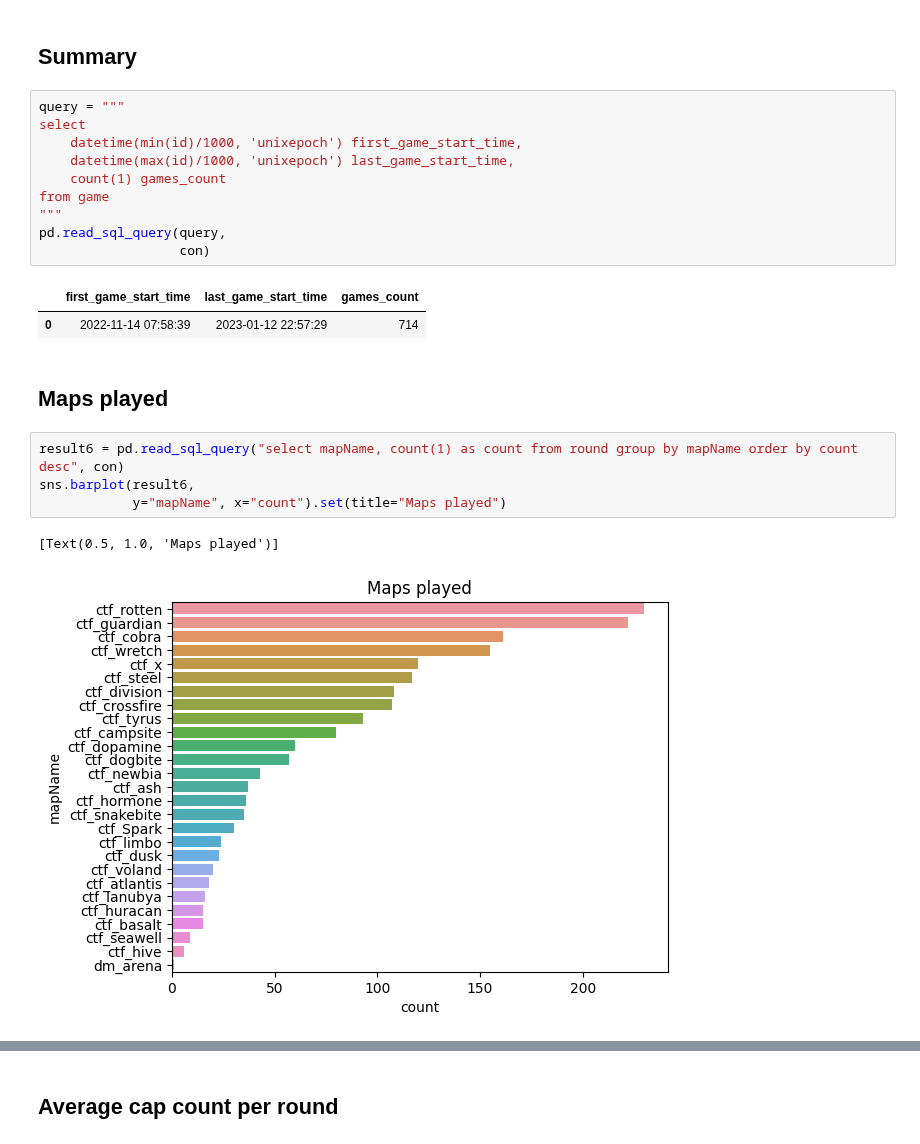
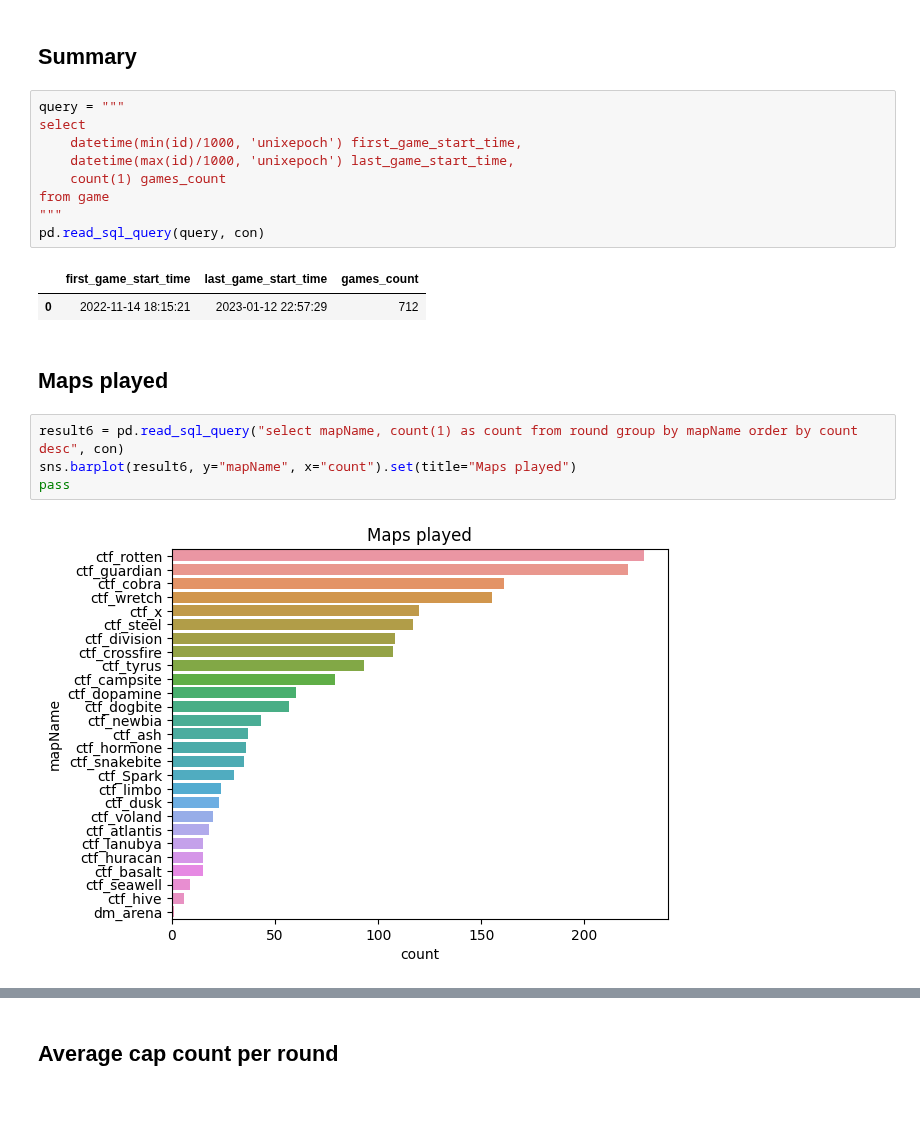
Before and after one commit to s2vndl/s2_1st_tournament_stats, a Jupyter notebook: stats_ranked.ipynb, the cells around one changed output, grey strips where cells are left out. Saved outputs shown, nothing was run; the diff lists cells and outputs as text; blank space fills up the shorter version.

```diff
--- a/stats_ranked.ipynb
+++ b/stats_ranked.ipynb
@@ -10,24 +10,22 @@ con, cur = sqlite_import.import_games("logs_ranked/", "/tmp/s2_ranked.sql", peri
 # %%
 query = """
 select
     datetime(min(id)/1000, 'unixepoch') first_game_start_time,
     datetime(max(id)/1000, 'unixepoch') last_game_start_time,
     count(1) games_count
 from game
 """
-pd.read_sql_query(query,
-                  con)
+pd.read_sql_query(query, con)
 # %% [output]
 |  | first_game_start_time | last_game_start_time | games_count |
-| 0 | 2022-11-14 07:58:39 | 2023-01-12 22:57:29 | 714 |
+| 0 | 2022-11-14 18:15:21 | 2023-01-12 22:57:29 | 712 |
 # %% [markdown]
 ## Maps played
 # %%
 result6 = pd.read_sql_query("select mapName, count(1) as count from round group by mapName order by count desc", con)
-sns.barplot(result6,
-            y="mapName", x="count").set(title="Maps played")
+sns.barplot(result6, y="mapName", x="count").set(title="Maps played")
+pass
 # %% [output]
-[Text(0.5, 1.0, 'Maps played')]
 [figure]
 # %%
 result6
```
Also changed, not shown: parts of 10 cells of this notebook, 4 other files.
